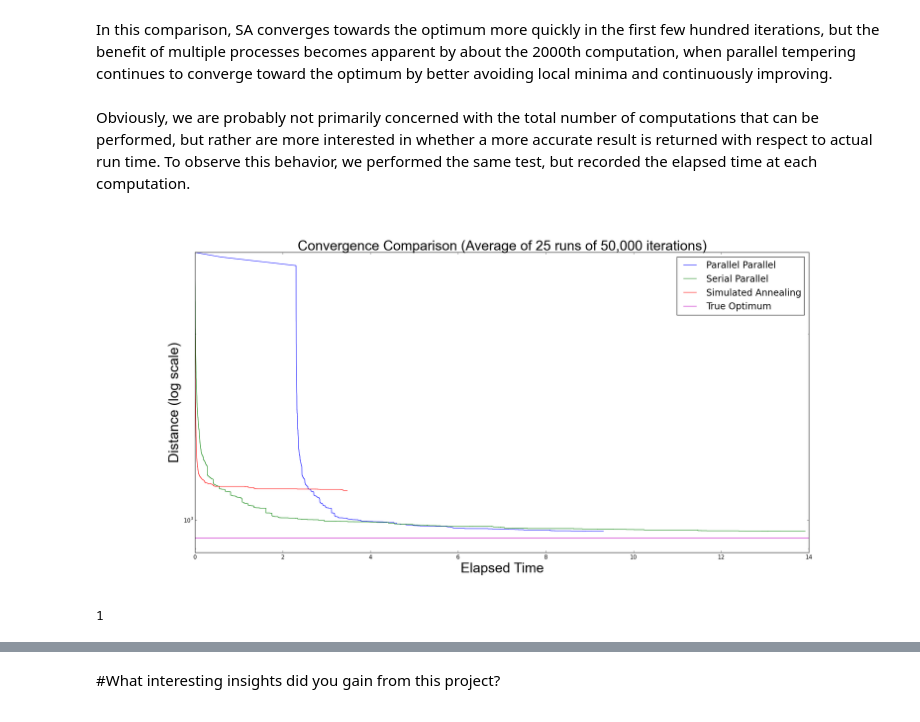
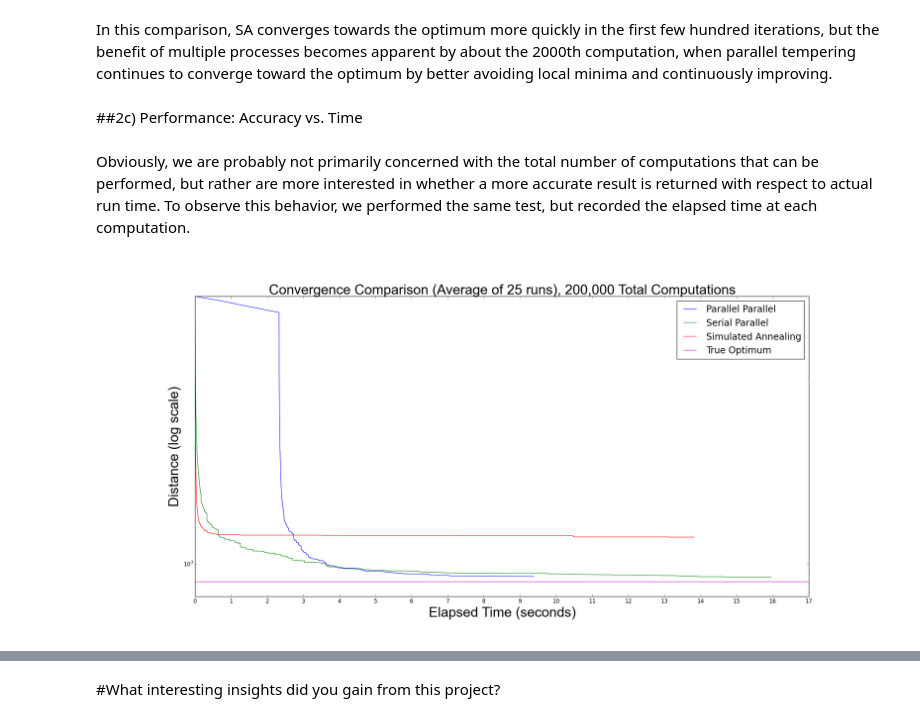
Before and after one commit to dekatzenel/cs205-final-project, a Jupyter notebook: Report.ipynb, the cells around one changed output, grey strips where cells are left out. Saved outputs shown, nothing was run; the diff lists cells and outputs as text; code cells hidden in the pictures.

Commit message:
Ongoing report updates: performance comparisons

```diff
--- a/Report.ipynb
+++ b/Report.ipynb
@@ -116,2 +114,4 @@ In this comparison, SA converges towards the optimum more quickly in the first f
+# %% [markdown]
+##2c) Performance: Accuracy vs. Time
 # %% [markdown]
 Obviously, we are probably not primarily concerned with the total number of computations that can be performed, but rather are more interested in whether a more accurate result is returned with respect to actual run time.  To observe this behavior, we performed the same test, but recorded the elapsed time at each computation.
@@ -122,8 +118,4 @@ import time
 # %%
-display.Image('AccuracyVsTime_50kIter.png')
+display.Image('AccuracyVsTime_200kIter.png')
 # %% [output]
-[figure, old version]
+[figure, new version]
-# %%
-np.int(1.5)
-# %% [output]
-1
```
Also changed, not shown: parts of 30 cells of this notebook.
